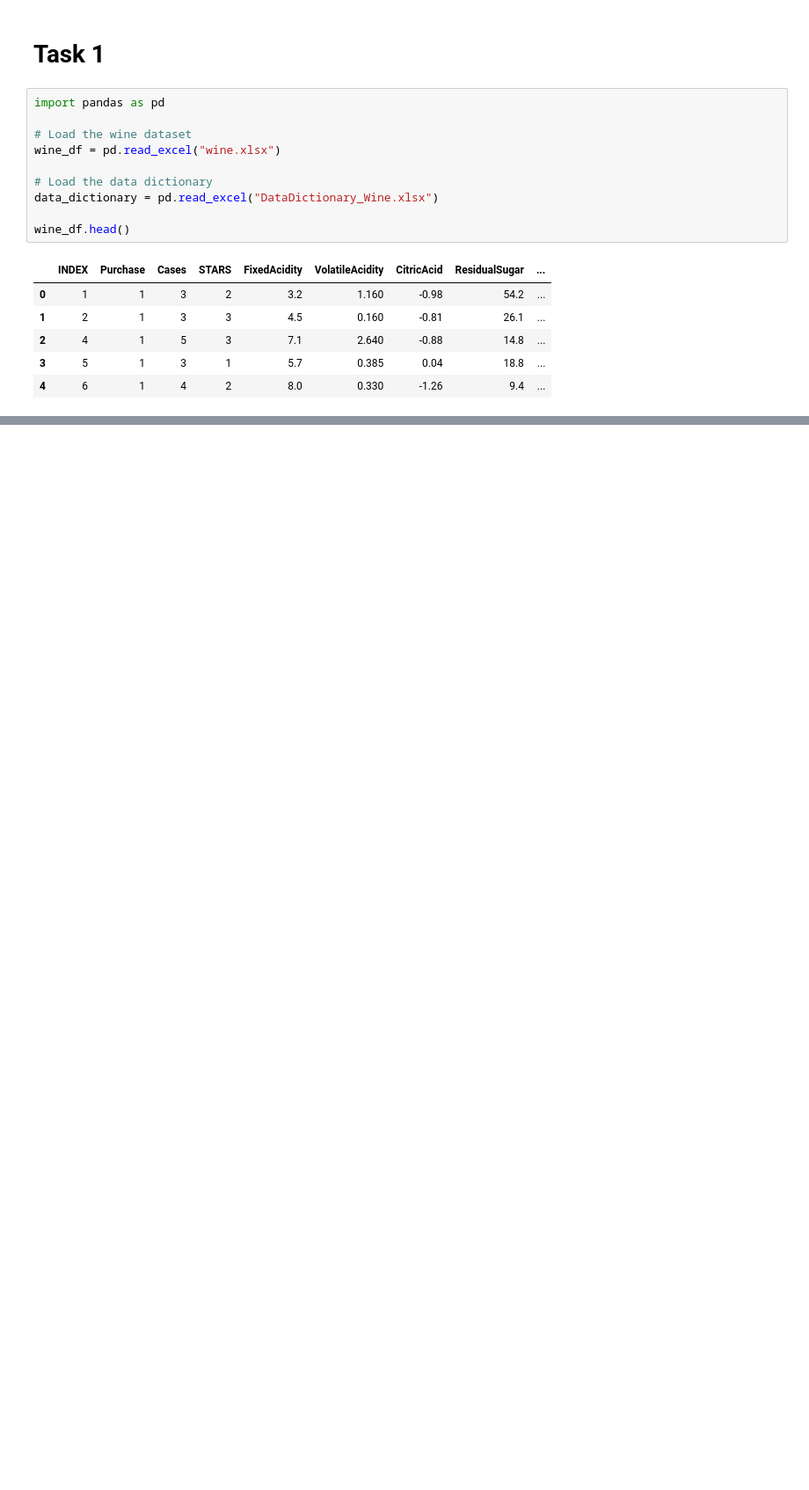
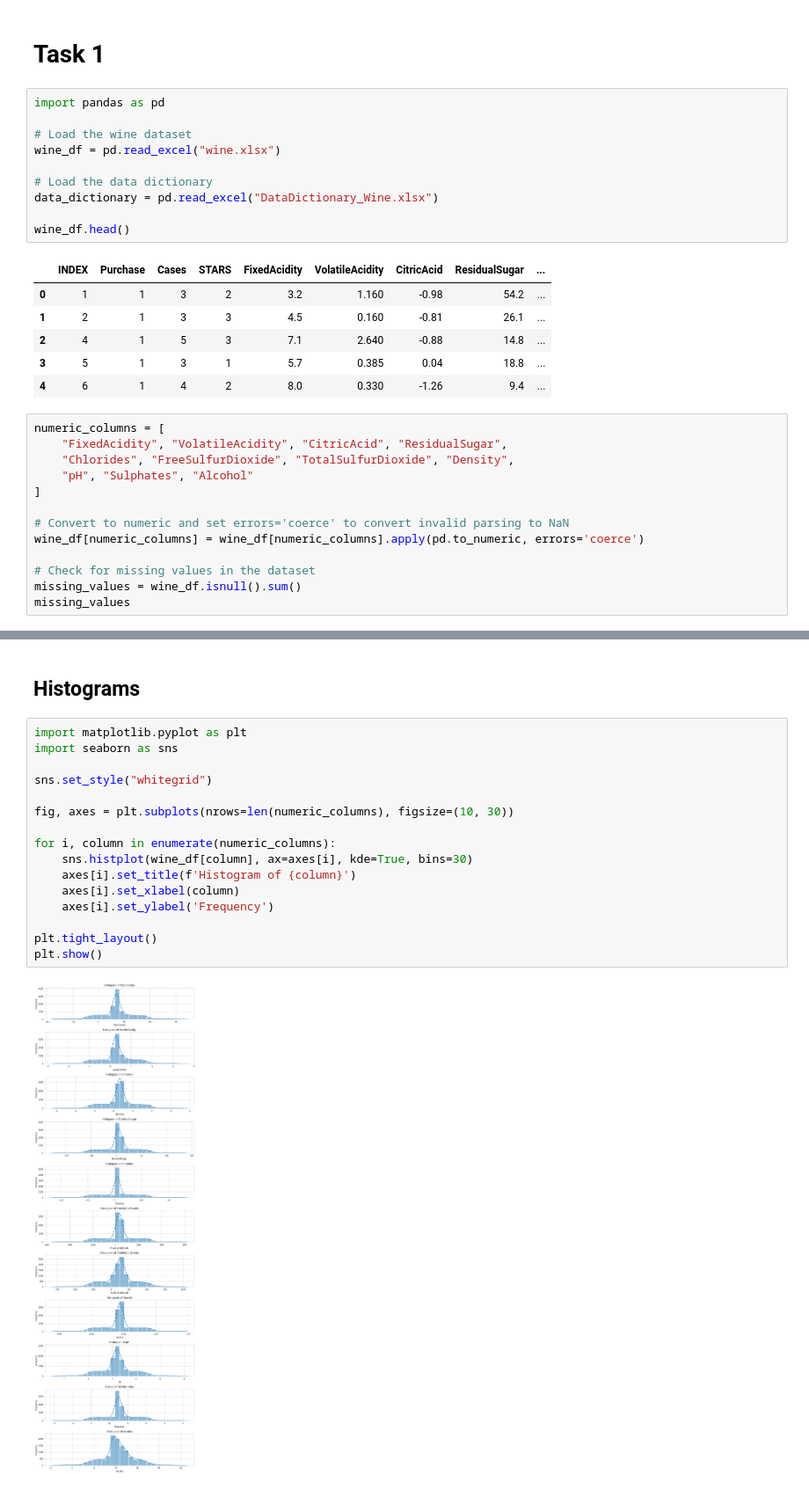
Before and after one commit to MichaelRocchio/msds_410, a Jupyter notebook: Assignment_8/rocchio_assign8.ipynb, the cells around one changed output, grey strips where cells are left out. Shown at 88% size. Saved outputs shown, nothing was run; the diff lists cells and outputs as text; blank space fills up the shorter version.

```diff
--- a/Assignment_8/rocchio_assign8.ipynb
+++ b/Assignment_8/rocchio_assign8.ipynb
@@ -17,3 +17,16 @@ wine_df.head()
 | 2 | 4 | 1 | 5 | 3 | 7.1 | 2.640 | -0.88 | 14.8 | ... |
 | 3 | 5 | 1 | 3 | 1 | 5.7 | 0.385 | 0.04 | 18.8 | ... |
 | 4 | 6 | 1 | 4 | 2 | 8.0 | 0.330 | -1.26 | 9.4 | ... |
+# %%
+numeric_columns = [
+    "FixedAcidity", "VolatileAcidity", "CitricAcid", "ResidualSugar",
+    "Chlorides", "FreeSulfurDioxide", "TotalSulfurDioxide", "Density",
+    "pH", "Sulphates", "Alcohol"
+]
+
+# Convert to numeric and set errors='coerce' to convert invalid parsing to NaN
+wine_df[numeric_columns] = wine_df[numeric_columns].apply(pd.to_numeric, errors='coerce')
+
+# Check for missing values in the dataset
+missing_values = wine_df.isnull().sum()
+missing_values
@@ -19,0 +52,20 @@ wine_df.head()
+# %% [markdown]
+## Histograms
+# %%
+import matplotlib.pyplot as plt
+import seaborn as sns
+
+sns.set_style("whitegrid")
+
+fig, axes = plt.subplots(nrows=len(numeric_columns), figsize=(10, 30))
+
+for i, column in enumerate(numeric_columns):
+    sns.histplot(wine_df[column], ax=axes[i], kde=True, bins=30)
+    axes[i].set_title(f'Histogram of {column}')
+    axes[i].set_xlabel(column)
+    axes[i].set_ylabel('Frequency')
+
+plt.tight_layout()
+plt.show()
+# %% [output]
+[figure, added]
```
Also changed, not shown: parts of 16 cells of this notebook.
